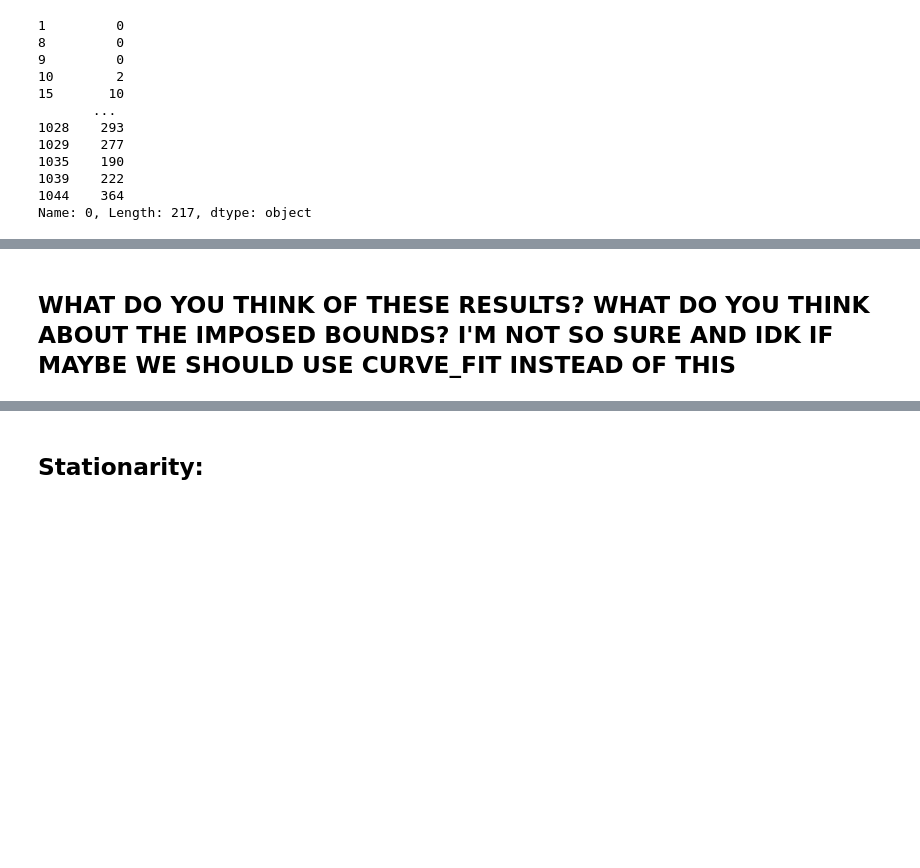
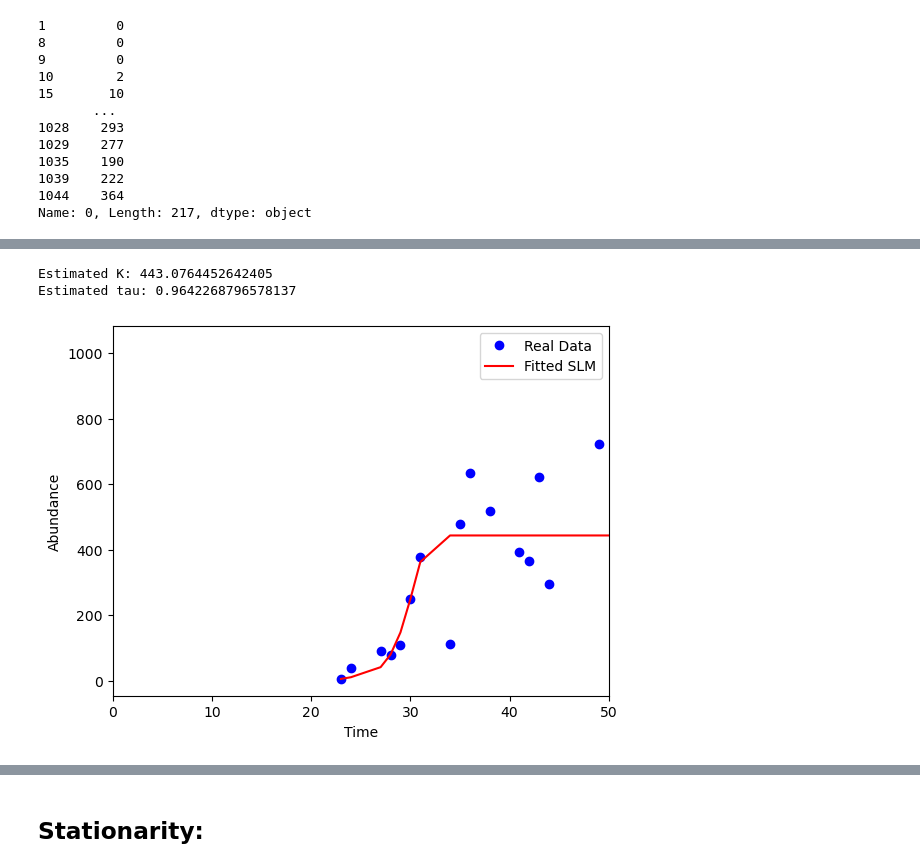
Before and after one commit to miriamzara/LCPA_project, a Jupyter notebook: LogisticModel.ipynb, the cells around one changed output, grey strips where cells are left out. Saved outputs shown, nothing was run; the diff lists cells and outputs as text; code cells hidden in the pictures; blank space fills up the shorter version.

```diff
--- a/LogisticModel.ipynb
+++ b/LogisticModel.ipynb
@@ -413,2 +350,62 @@ NameError: name 'mice_ab' is not defined
-# %% [markdown]
-## WHAT DO YOU THINK OF THESE RESULTS? WHAT DO YOU THINK ABOUT THE IMPOSED BOUNDS? I'M NOT SO SURE AND IDK IF MAYBE WE SHOULD USE CURVE_FIT INSTEAD OF THIS
+# %%
+# FIT TO GET THE VALUE OF K
+
+# Load the first mouse's data
+df = mice_ab[0]
+species = df['species']
+time_series = np.asarray(df.iloc[0][10:])  # Extract the first species' time series
+days = np.asarray(df.columns[10:], dtype=int)  # Get measurement days
+dt = np.diff(days)  # Compute time intervals
+
+# Objective function for optimization
+def objective(params, time_series, dt):
+    K, tau = params
+    simulated_data = LM(
+        ab0=time_series[0], K=K, tau=tau, steps=len(time_series)-1, dt=dt
+    )
+
+    if np.isnan(simulated_data).any():  # Check for NaN values
+        return np.inf  # Return a large penalty value
+
+    return np.sum((simulated_data - time_series)**2)  # Minimize MSE
+
+# Define parameter bounds
+bounds_K = (1, 1e3)  # Carrying capacity
+bounds_tau = (0.5, 1.5)  # Timescale parameter
+bounds = [bounds_K, bounds_tau]
+
+# Step 1: Use Differential Evolution for Global Search
+result = opt.differential_evolution(objective, bounds, args=(time_series, dt), strategy='best1bin')
+
+K_opt, tau_opt = result.x
+print(f"Estimated K: {K_opt}")
+print(f"Estimated tau: {tau_opt}")
+
+""" --> useless 'cause we get the same
+# Step 2: Use L-BFGS-B for Local Refinement
+result_refined = opt.minimize(objective, [K_opt, tau_opt], args=(time_series, dt),
+                              method='L-BFGS-B', bounds=bounds)
+
+K_opt, tau_opt = result_refined.x
+print("\nAfter L-BFGS-B Refinement:")
+print(f"Refined K: {K_opt}")
+print(f"Refined tau: {tau_opt}")
+
+"""
+# Simulate data using refined parameters
+fitted_data = LM(
+    ab0=time_series[0], K=K_opt, tau=tau_opt, steps=len(time_series)-1, dt=dt
+)
+
+# Plot real vs fitted data
+plt.plot(days, time_series, 'bo', label="Real Data")
+plt.plot(days, fitted_data, 'r-', label="Fitted SLM")
+plt.xlabel("Time")
+plt.ylabel("Abundance")
+plt.xlim(0,50)
+plt.legend()
+plt.show()
+# %% [output]
+Estimated K: 443.0764452642405
+Estimated tau: 0.9642268796578137
+[figure, added]
```
Also changed, not shown: parts of 15 cells of this notebook.
